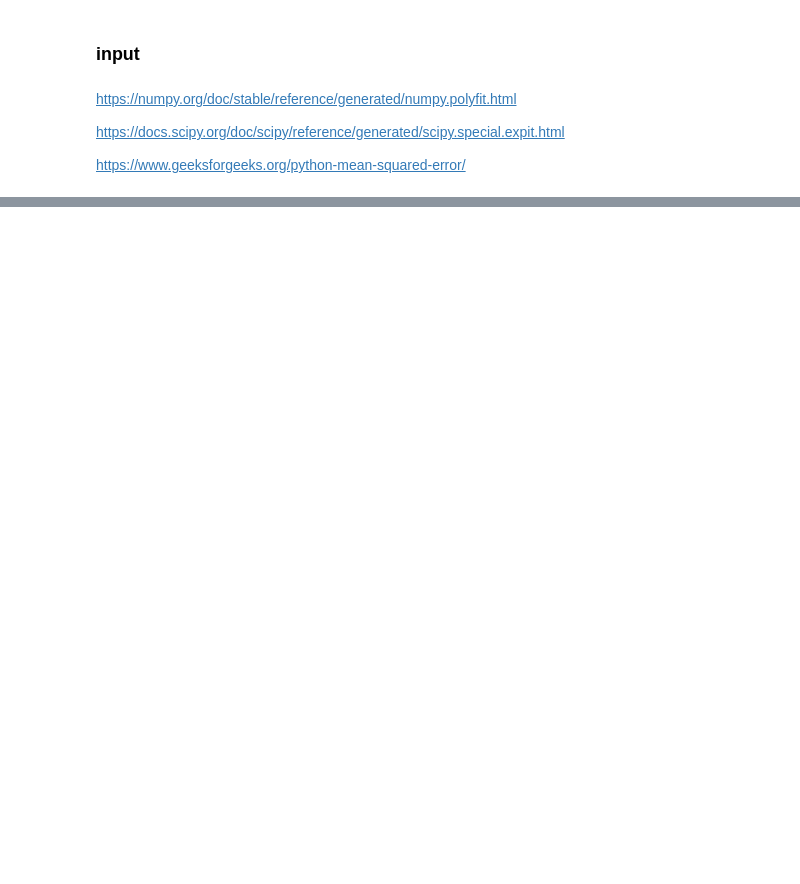
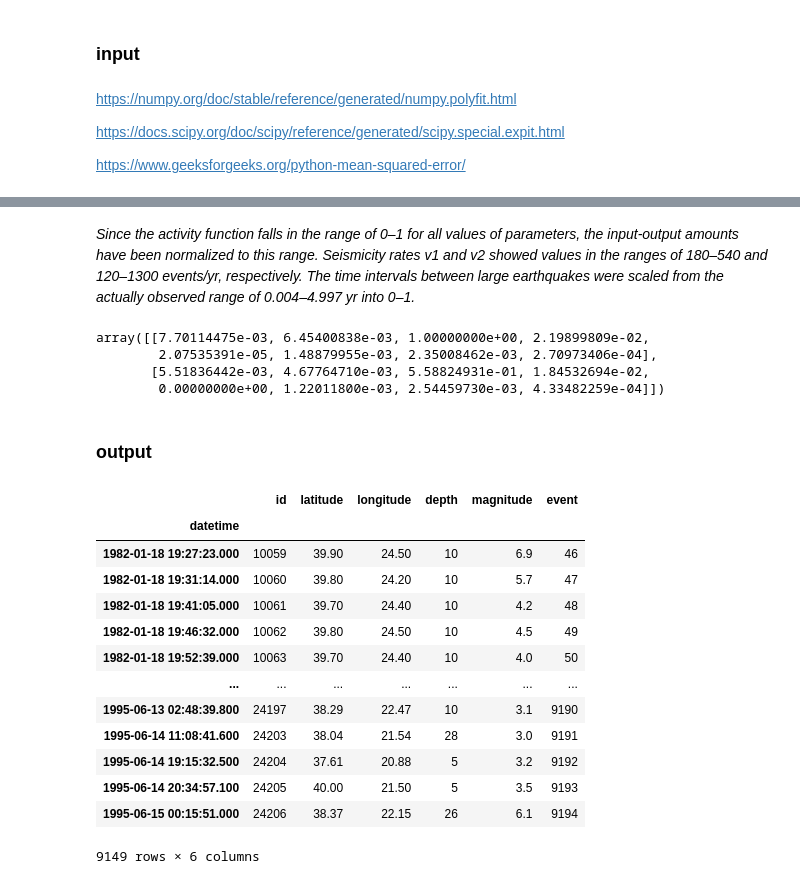
Before and after one commit to float3rs/dL, a Jupyter notebook: final/project1.ipynb, the cells around one changed output, grey strips where cells are left out. Drawn from its saved outputs; the diff is of its cells as text; code cells hidden in the pictures; blank space fills up the shorter version.

```diff
--- a/final/project1.ipynb
+++ b/final/project1.ipynb
@@ -1269,0 +1385,35 @@ https://www.geeksforgeeks.org/python-mean-squared-error/
+# %% [markdown]
+*Since the activity function falls in the range of 0–1 for all values of parameters, the input-output amounts have been normalized to this range. Seismicity rates v1 and v2 showed values in the ranges of 180–540 and 120–1300 events/yr, respectively. The time intervals between large earthquakes were scaled from the actually observed range of 0.004–4.997 yr into 0–1.*
+# %%
+nn_input = numpy.array(nn_input).reshape(-1,1)
+
+scaler = preprocessing.MinMaxScaler()
+nn_input_scaled = scaler.fit_transform(nn_input)
+
+nn_input_scaled = numpy.array(nn_input_scaled).reshape(2,8)
+nn_input_scaled
+# %% [output]
+array([[7.70114475e-03, 6.45400838e-03, 1.00000000e+00, 2.19899809e-02,
+        2.07535391e-05, 1.48879955e-03, 2.35008462e-03, 2.70973406e-04],
+       [5.51836442e-03, 4.67764710e-03, 5.58824931e-01, 1.84532694e-02,
+        0.00000000e+00, 1.22011800e-03, 2.54459730e-03, 4.33482259e-04]])
+# %% [markdown]
+### output
+# %%
+fltr = (df_papr['id'] >= 10059) & (df_papr['id'] <= 24206)
+df_papr.loc[fltr]
+# %% [output]
+|  | id | latitude | longitude | depth | magnitude | event |
+| datetime |  |  |  |  |  |  |
+| 1982-01-18 19:27:23.000 | 10059 | 39.90 | 24.50 | 10 | 6.9 | 46 |
+| 1982-01-18 19:31:14.000 | 10060 | 39.80 | 24.20 | 10 | 5.7 | 47 |
+| 1982-01-18 19:41:05.000 | 10061 | 39.70 | 24.40 | 10 | 4.2 | 48 |
+| 1982-01-18 19:46:32.000 | 10062 | 39.80 | 24.50 | 10 | 4.5 | 49 |
+| 1982-01-18 19:52:39.000 | 10063 | 39.70 | 24.40 | 10 | 4.0 | 50 |
+| ... | ... | ... | ... | ... | ... | ... |
+| 1995-06-13 02:48:39.800 | 24197 | 38.29 | 22.47 | 10 | 3.1 | 9190 |
+| 1995-06-14 11:08:41.600 | 24203 | 38.04 | 21.54 | 28 | 3.0 | 9191 |
+| 1995-06-14 19:15:32.500 | 24204 | 37.61 | 20.88 | 5 | 3.2 | 9192 |
+| 1995-06-14 20:34:57.100 | 24205 | 40.00 | 21.50 | 5 | 3.5 | 9193 |
+| 1995-06-15 00:15:51.000 | 24206 | 38.37 | 22.15 | 26 | 6.1 | 9194 |
+9149 rows × 6 columns
```
Also changed, not shown: parts of 16 cells of this notebook.
